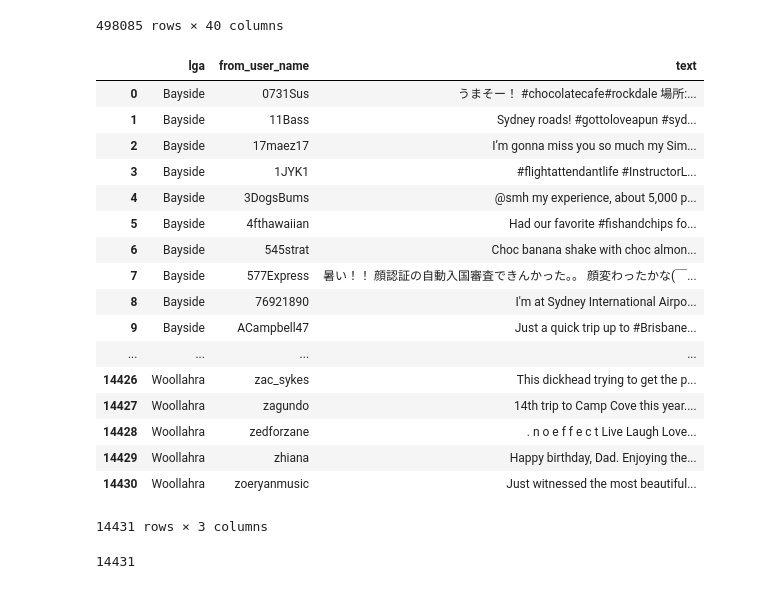
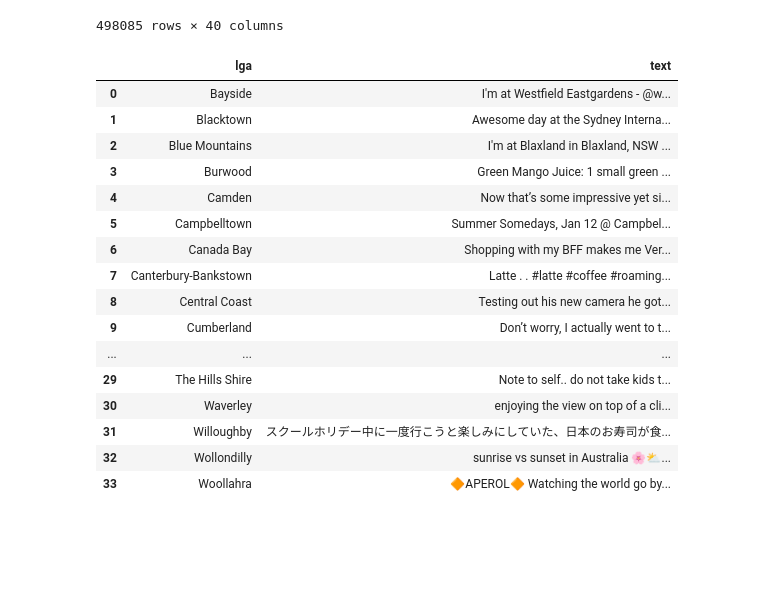
Before and after one commit to desultir/capstone, a Jupyter notebook: notebooks/rn/clean_tweets_by_lga.ipynb, the cells around one changed output. Saved outputs shown, nothing was run; the diff lists cells and outputs as text; code cells hidden in the pictures; blank space fills up the shorter version.

```diff
--- a/notebooks/rn/tweet_cleaning.ipynb
+++ b/notebooks/rn/clean_tweets_by_lga.ipynb
@@ -32,36 +31,23 @@ tweetdf
 | 498084 | 522456 | 522456 | 971878118339223552 | 1520548774 | 2018-03-08 22:39:34 | concussionometr | How #NFL’s #concussionprotocol re... | low | ... |
 498085 rows × 40 columns
 # %%
-by_tweeter = tweetdf.groupby(['lga','from_user_name'], as_index=False).agg({'text':lambda x:' '.join(x)})
-#by_tweeter['text'] = by_tweeter.apply(lambda x: casual_tokenize(x['text'], strip_handles=True, reduce_len=True, preserve_case=False), axis=1)
-by_tweeter
+by_lga = tweetdf.groupby(['lga'], as_index=False).agg({'text':lambda x:' '.join(x)})
+by_lga
 # %% [output]
-|  | lga | from_user_name | text |
-| 0 | Bayside | 0731Sus | うまそー！ #chocolatecafe#rockdale 場所:... |
-| 1 | Bayside | 11Bass | Sydney roads! #gottoloveapun #syd... |
-| 2 | Bayside | 17maez17 | I’m gonna miss you so much my Sim... |
-| 3 | Bayside | 1JYK1 | #flightattendantlife #InstructorL... |
-| 4 | Bayside | 3DogsBums | @smh my experience, about 5,000 p... |
-| 5 | Bayside | 4fthawaiian | Had our favorite #fishandchips fo... |
-| 6 | Bayside | 545strat | Choc banana shake with choc almon... |
-| 7 | Bayside | 577Express | 暑い！！ 顔認証の自動入国審査できんかった。。 顔変わったかな(￣... |
-| 8 | Bayside | 76921890 | I'm at Sydney International Airpo... |
-| 9 | Bayside | ACampbell47 | Just a quick trip up to #Brisbane... |
-| ... | ... | ... | ... |
-| 14426 | Woollahra | zac_sykes | This dickhead trying to get the p... |
-| 14427 | Woollahra | zagundo | 14th trip to Camp Cove this year.... |
-| 14428 | Woollahra | zedforzane | . n o e f f e c t Live Laugh Love... |
-| 14429 | Woollahra | zhiana | Happy birthday, Dad. Enjoying the... |
-| 14430 | Woollahra | zoeryanmusic | Just witnessed the most beautiful... |
+|  | lga | text |
+| 0 | Bayside | I'm at Westfield Eastgardens - @w... |
+| 1 | Blacktown | Awesome day at the Sydney Interna... |
+| 2 | Blue Mountains | I'm at Blaxland in Blaxland, NSW ... |
+| 3 | Burwood | Green Mango Juice: 1 small green ... |
+| 4 | Camden | Now that’s some impressive yet si... |
+| 5 | Campbelltown | Summer Somedays, Jan 12 @ Campbel... |
+| 6 | Canada Bay | Shopping with my BFF makes me Ver... |
+| 7 | Canterbury-Bankstown | Latte . . #latte #coffee #roaming... |
+| 8 | Central Coast | Testing out his new camera he got... |
+| 9 | Cumberland | Don’t worry, I actually went to t... |
+| ... | ... | ... |
+| 29 | The Hills Shire | Note to self.. do not take kids t... |
+| 30 | Waverley | enjoying the view on top of a cli... |
+| 31 | Willoughby | スクールホリデー中に一度行こうと楽しみにしていた、日本のお寿司が食... |
+| 32 | Wollondilly | sunrise vs sunset in Australia 🌸⛅... |
+| 33 | Woollahra | 🔶APEROL🔶 Watching the world go by... |
-14431 rows × 3 columns
-# %%
-def tokenize(text):
-    return casual_tokenize(text, strip_handles=True, reduce_len=True, preserve_case=False)
-
-tfidf = TfidfVectorizer(tokenizer=tokenize, stop_words='english')
-tfs = tfidf.fit_transform(by_tweeter['text'])
-print(tfs.shape[0])
-
-features = np.array(tfidf.get_feature_names())
-# %% [output]
-14431
```
Also changed, not shown: parts of 7 cells of this notebook, 4 other files.
